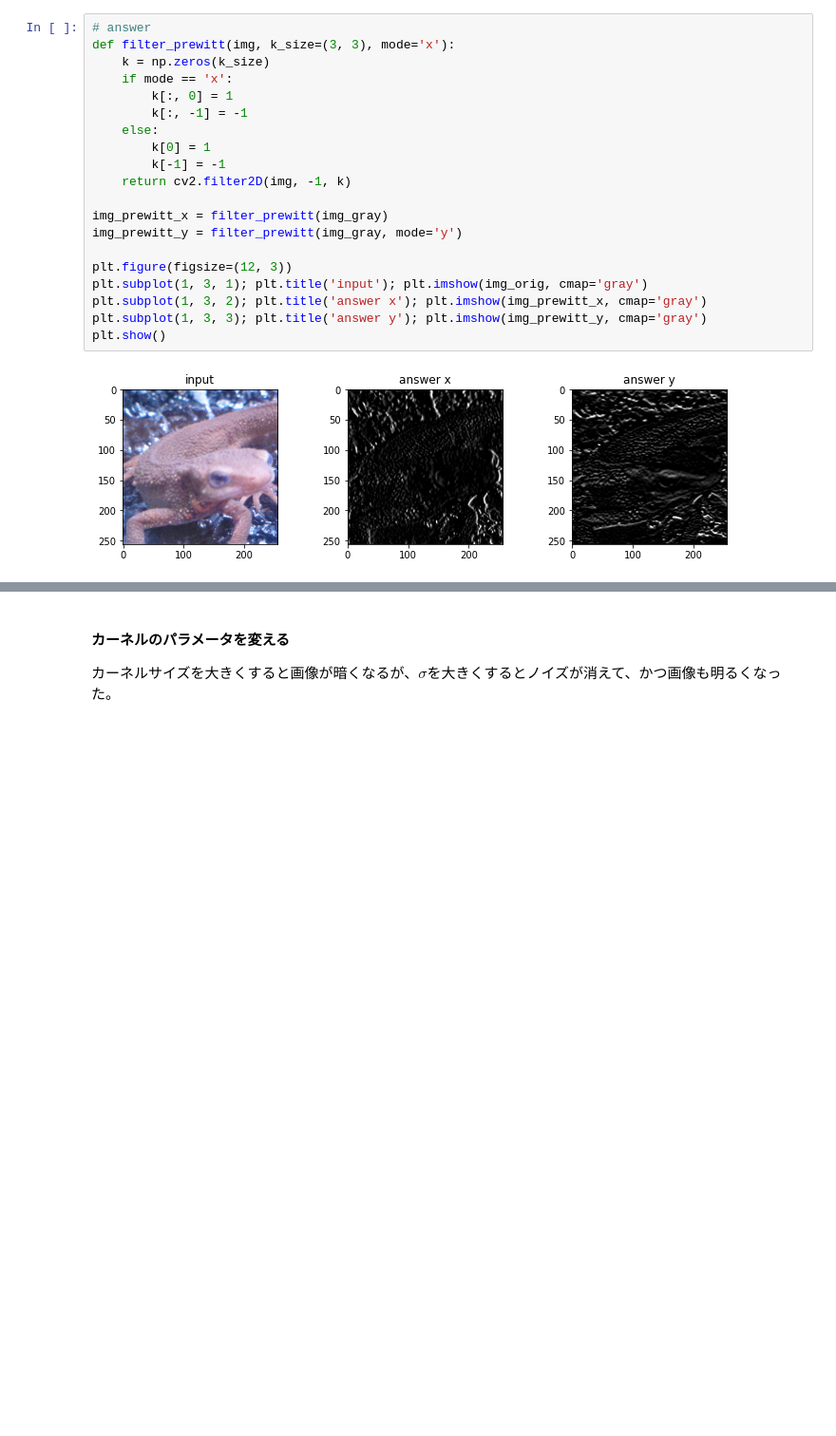
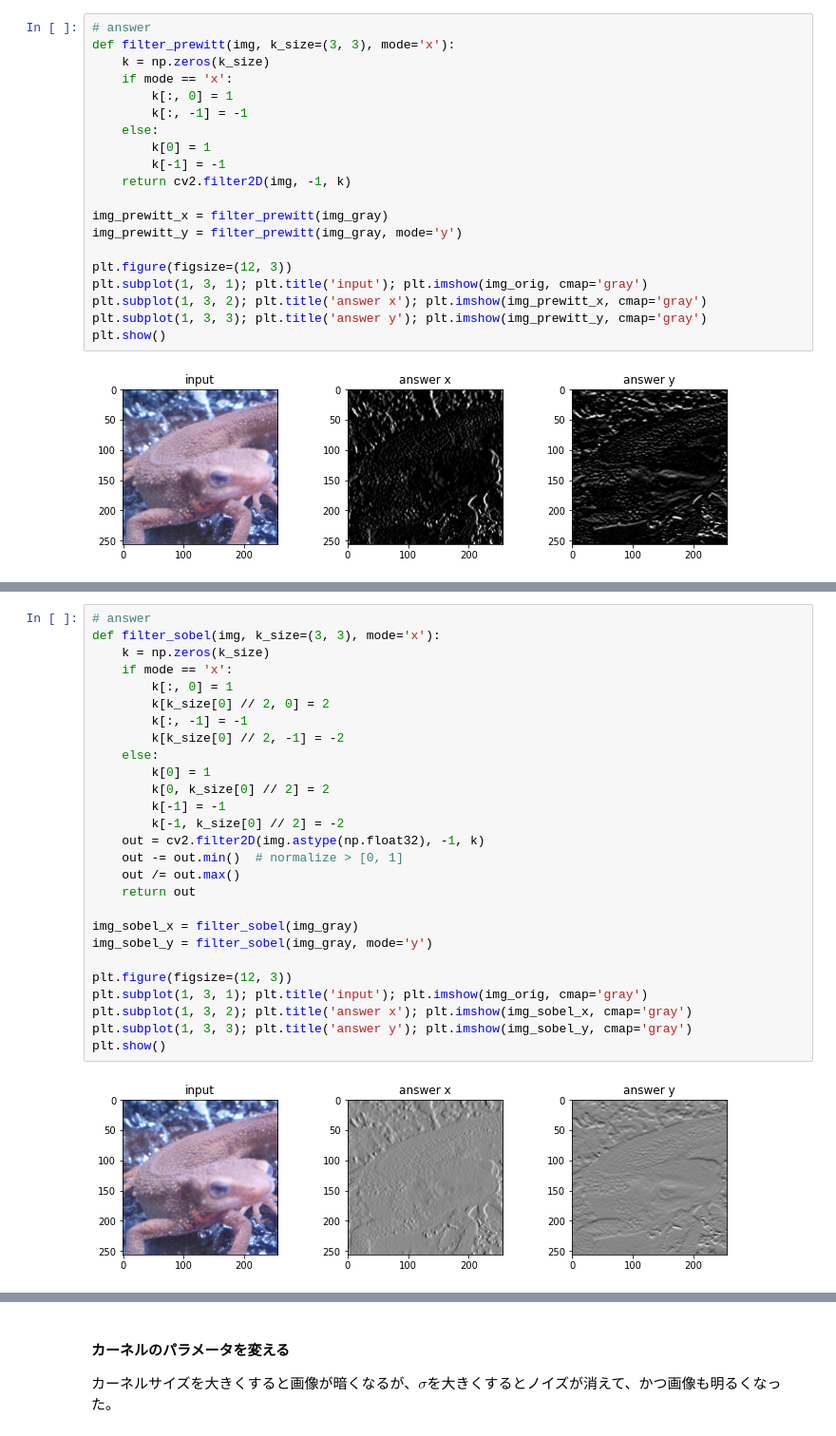
Before and after one commit to TakuroTerui/Gasyori100knock, a Jupyter notebook: work/Gasyori100knock_Q11_20.ipynb, the cells around one changed output, grey strips where cells are left out. Shown at 95% size. Saved outputs shown, nothing was run; the diff lists cells and outputs as text; blank space fills up the shorter version.

```diff
--- a/work/Gasyori100knock_Q11_20.ipynb
+++ b/work/Gasyori100knock_Q11_20.ipynb
@@ -222,6 +222,35 @@ plt.show()
 Sobelフィルタもエッジを抽出するフィルタであり、次式でそれぞれ定義される。 これはprewittフィルタの中心部分に重みをつけたフィルタである。
 
 <img src="https://github.com/TakuroTerui/Gasyori100knock/raw/master/questions/question_11_20/images/sobel_filter_equ.png" width="500"/>
+# %%
+# answer
+def filter_sobel(img, k_size=(3, 3), mode='x'):
+    k = np.zeros(k_size)
+    if mode == 'x':
+        k[:, 0] = 1
+        k[k_size[0] // 2, 0] = 2
+        k[:, -1] = -1
+        k[k_size[0] // 2, -1] = -2
+    else:
+        k[0] = 1
+        k[0, k_size[0] // 2] = 2
+        k[-1] = -1
+        k[-1, k_size[0] // 2] = -2
+    out = cv2.filter2D(img.astype(np.float32), -1, k)
+    out -= out.min()  # normalize > [0, 1]
+    out /= out.max()
+    return out
+
+img_sobel_x = filter_sobel(img_gray)
+img_sobel_y = filter_sobel(img_gray, mode='y')
+
+plt.figure(figsize=(12, 3))
+plt.subplot(1, 3, 1); plt.title('input'); plt.imshow(img_orig, cmap='gray')
+plt.subplot(1, 3, 2); plt.title('answer x'); plt.imshow(img_sobel_x, cmap='gray')
+plt.subplot(1, 3, 3); plt.title('answer y'); plt.imshow(img_sobel_y, cmap='gray')
+plt.show()
+# %% [output]
+[figure, added]
 # %% [markdown]
 ### Q.17 ラプラシアンフィルタ
 グレースケールに対して、Laplacianフィルタを実装せよ。
```
Also changed, not shown: parts of 7 cells of this notebook.
